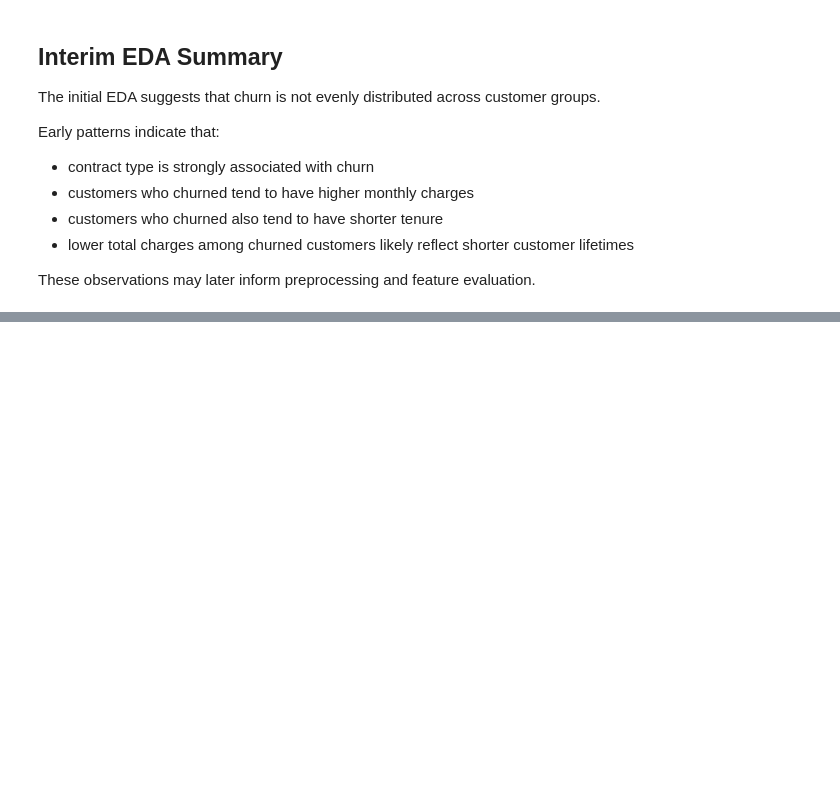
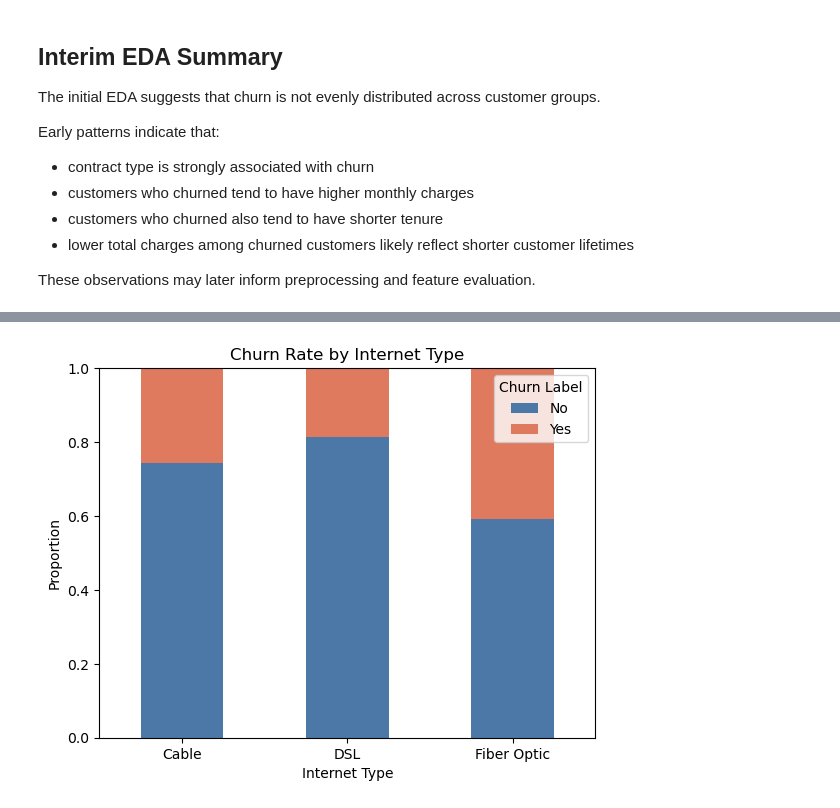
Before and after one commit to GulsaraMirzayeva/telco-churn-capstone, a Jupyter notebook: notebooks/03_eda.ipynb, the cells around one changed output, grey strips where cells are left out. Drawn from its saved outputs; the diff is of its cells as text; code cells hidden in the pictures; blank space fills up the shorter version.

Commit message:
extend EDA with numeric and categorical churn patterns

```diff
--- a/notebooks/03_eda.ipynb
+++ b/notebooks/03_eda.ipynb
@@ -291,0 +294,8 @@ These observations may later inform preprocessing and feature evaluation.
+# %%
+internet_churn = pd.crosstab(
+    eda_df["Internet Type"],
+    eda_df["Churn Label"],
+    normalize="index"
+)
+
+internet_churn
@@ -291,0 +308,16 @@ These observations may later inform preprocessing and feature evaluation.
+# %%
+internet_churn.plot(
+    kind="bar",
+    stacked=True,
+    color=[churn_palette[col] for col in internet_churn.columns]
+)
+
+plt.title("Churn Rate by Internet Type")
+plt.ylabel("Proportion")
+plt.xlabel("Internet Type")
+plt.xticks(rotation=0)
+plt.legend(title="Churn Label")
+plt.ylim(0, 1)
+plt.show()
+# %% [output]
+[figure, added]
```
Also changed, not shown: parts of 19 cells of this notebook.
